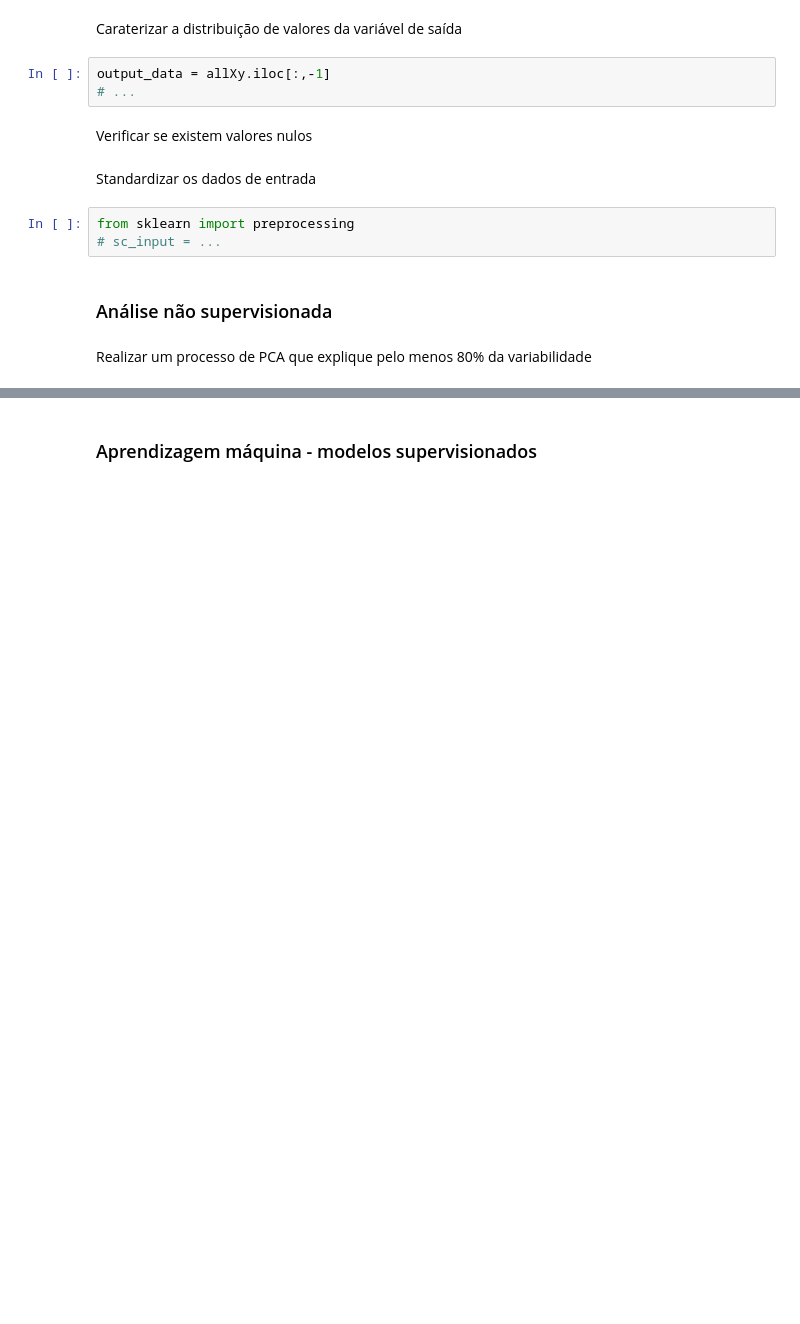
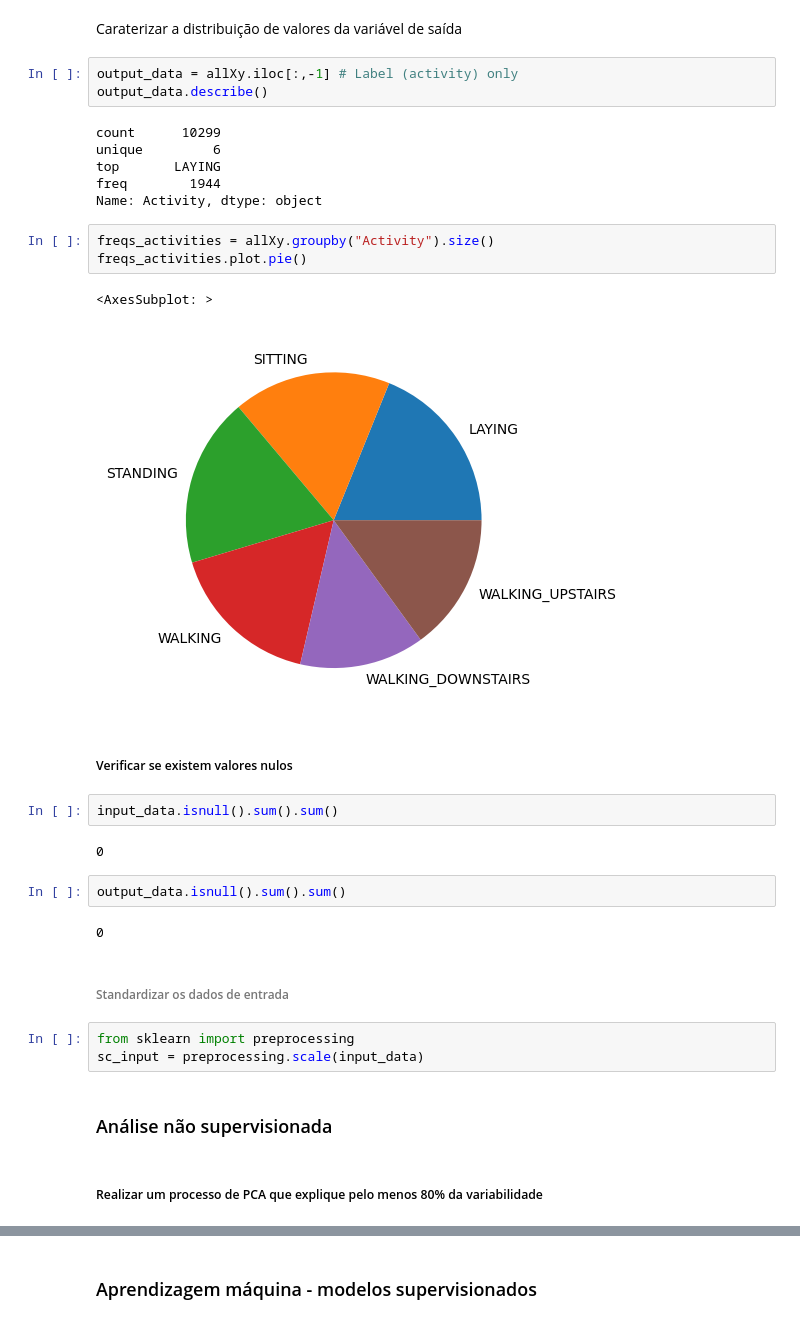
Before and after one commit to camilababo/SIB-ML-Portfolio, a Jupyter notebook: scripts/lecture_exercises/lecture6/aula6-ficha_enunciado.ipynb, the cells around one changed output, grey strips where cells are left out. Cells and saved outputs as stored; diff of their text form; blank space fills up the shorter version.

```diff
--- a/scripts/lecture_exercises/lecture6/aula6-ficha_enunciado.ipynb
+++ b/scripts/lecture_exercises/lecture6/aula6-ficha_enunciado.ipynb
@@ -186,16 +198,36 @@ input_data = allXy.iloc[:,:-2]
 # %% [markdown]
 Caraterizar a distribuição de valores da variável de saída
 # %%
-output_data = allXy.iloc[:,-1]
-# ...
+output_data = allXy.iloc[:,-1] # Label (activity) only
+output_data.describe()
+# %% [output]
+count      10299
+unique         6
+top       LAYING
+freq        1944
+Name: Activity, dtype: object
+# %%
+freqs_activities = allXy.groupby("Activity").size()
+freqs_activities.plot.pie()
+# %% [output]
+<AxesSubplot: >
+[figure, added]
 # %% [markdown]
-Verificar se existem valores nulos
+##### Verificar se existem valores nulos
+# %%
+input_data.isnull().sum().sum()
+# %% [output]
+0
+# %%
+output_data.isnull().sum().sum()
+# %% [output]
+0
 # %% [markdown]
-Standardizar os dados de entrada
+###### Standardizar os dados de entrada
 # %%
 from sklearn import preprocessing
-# sc_input = ...
+sc_input = preprocessing.scale(input_data)
 # %% [markdown]
 ### Análise não supervisionada
 # %% [markdown]
-Realizar um processo de PCA que explique pelo menos 80% da variabilidade
+##### Realizar um processo de PCA que explique pelo menos 80% da variabilidade
```
Also changed, not shown: parts of 33 cells of this notebook, 16 other files.
